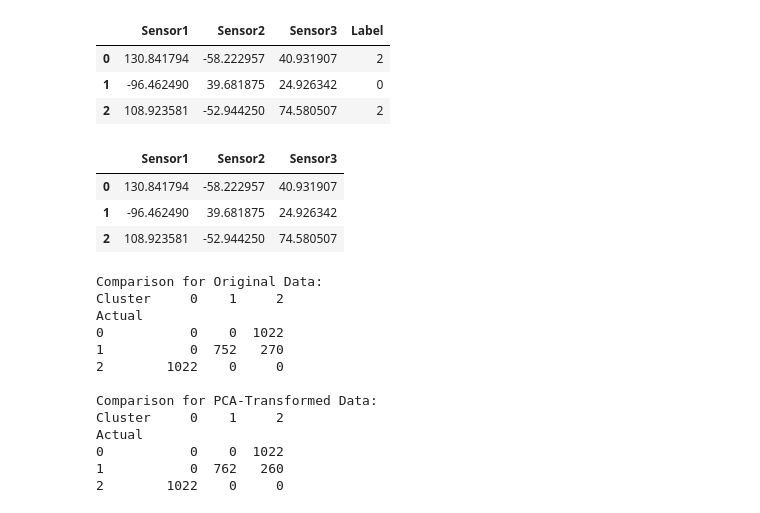
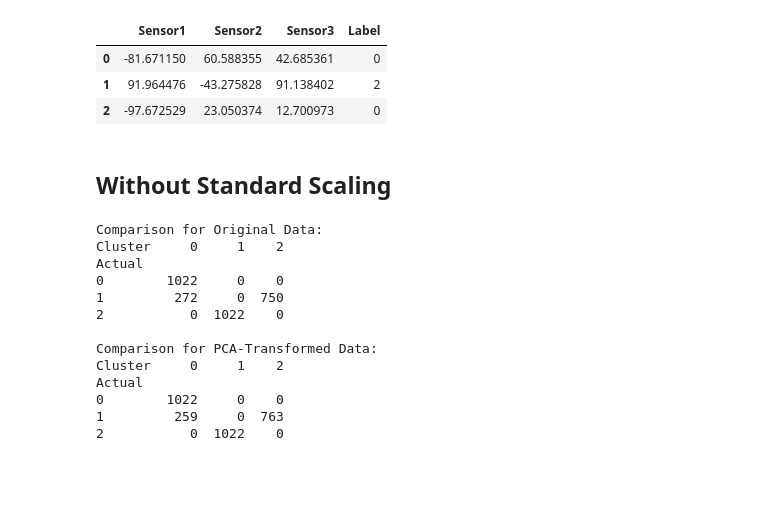
Before and after one commit to SohamD34/BTP, a Jupyter notebook: scripts/pca_clustering.ipynb, the cells around one changed output. Cells and saved outputs as stored; diff of their text form; code cells hidden in the pictures; blank space fills up the shorter version.

```diff
--- a/scripts/pca_clustering.ipynb
+++ b/scripts/pca_clustering.ipynb
@@ -17,31 +18,17 @@ import warnings
 
 warnings.filterwarnings("ignore")
-# %%
-''' We have 10 points of Analyte1 data, Analyte2 data and Analyte3 data respectively. '''
-
-analyte1 = pd.read_csv('data/exponential/Exponential_Analyte1.csv').sort_values('CFU/mL', ascending=True).reset_index(drop=True)
-analyte2 = pd.read_csv('data/exponential/Exponential_Analyte2.csv').sort_values('CFU/mL', ascending=True).reset_index(drop=True)
-analyte3 = pd.read_csv('data/exponential/Exponential_Analyte3.csv').sort_values('CFU/mL', ascending=True).reset_index(drop=True)
-
-# analyte1 = pd.read_csv('data/Sampled_Analyte1.csv').sort_values('CFU/mL', ascending=True).reset_index(drop=True)
-# analyte2 = pd.read_csv('data/Sampled_Analyte2.csv').sort_values('CFU/mL', ascending=True).reset_index(drop=True)
-# analyte3 = pd.read_csv('data/Sampled_Analyte3.csv').sort_values('CFU/mL', ascending=True).reset_index(drop=True)
-
-[analyte1, analyte2, analyte3]  = log_transform([analyte1, analyte2, analyte3])
-analyte1['Label'] = 0
-analyte2['Label'] = 1
-analyte3['Label'] = 2
-
-combined_data = pd.concat([analyte1, analyte2, analyte3], axis=0)
-combined_data = combined_data.sample(frac=1).reset_index(drop=True)
-
-data = combined_data[['Sensor1','Sensor2','Sensor3','Label']]
-data.head(3)
-# %% [output]
-|  | Sensor1 | Sensor2 | Sensor3 | Label |
-| 0 | 130.841794 | -58.222957 | 40.931907 | 2 |
-| 1 | -96.462490 | 39.681875 | 24.926342 | 0 |
-| 2 | 108.923581 | -52.944250 | 74.580507 | 2 |
+# %%
+''' We have 10 points of Analyte1 data, Analyte2 data and Analyte3 data respectively. '''
+
+data = pd.read_csv('data/exponential/Exponential_labelled.csv')
+data.head(3)
+# %% [output]
+|  | Sensor1 | Sensor2 | Sensor3 | Label |
+| 0 | -81.671150 | 60.588355 | 42.685361 | 0 |
+| 1 | 91.964476 | -43.275828 | 91.138402 | 2 |
+| 2 | -97.672529 | 23.050374 | 12.700973 | 0 |
+# %% [markdown]
+## Without Standard Scaling
 # %%
 features = data[['Sensor1', 'Sensor2', 'Sensor3']]
 labels = data['Label']
@@ -53,9 +40,9 @@ kmeans_original = KMeans(n_clusters=3, random_state=42)
 kmeans_original.fit(features)
 data['Cluster_Original'] = kmeans_original.labels_
 
-features.head(3)
+pca = PCA(n_components=2)
+pca_features = pca.fit_transform(features)
+
+kmeans_pca = KMeans(n_clusters=3, random_state=42)
+kmeans_pca.fit(pca_features)
+data['Cluster_PCA'] = kmeans_pca.labels_
-# %% [output]
-|  | Sensor1 | Sensor2 | Sensor3 |
-| 0 | 130.841794 | -58.222957 | 40.931907 |
-| 1 | -96.462490 | 39.681875 | 24.926342 |
-| 2 | 108.923581 | -52.944250 | 74.580507 |
@@ -76,15 +56,15 @@ print("\nComparison for PCA-Transformed Data:")
 print(comparison_pca)
 # %% [output]
 Comparison for Original Data:
-Cluster     0    1     2
+Cluster     0     1    2
 Actual
-0           0    0  1022
-1           0  752   270
-2        1022    0     0
+0        1022     0    0
+1         272     0  750
+2           0  1022    0
 
 Comparison for PCA-Transformed Data:
-Cluster     0    1     2
+Cluster     0     1    2
 Actual
-0           0    0  1022
-1           0  762   260
-2        1022    0     0
+0        1022     0    0
+1         259     0  763
+2           0  1022    0
```
Also changed, not shown: parts of 13 cells of this notebook, 5 other files.
